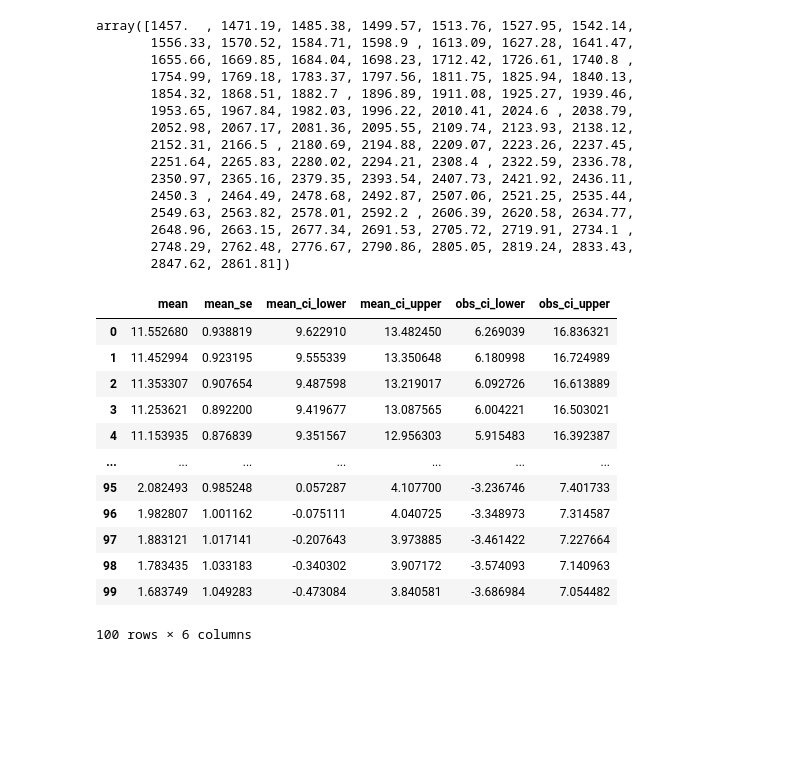
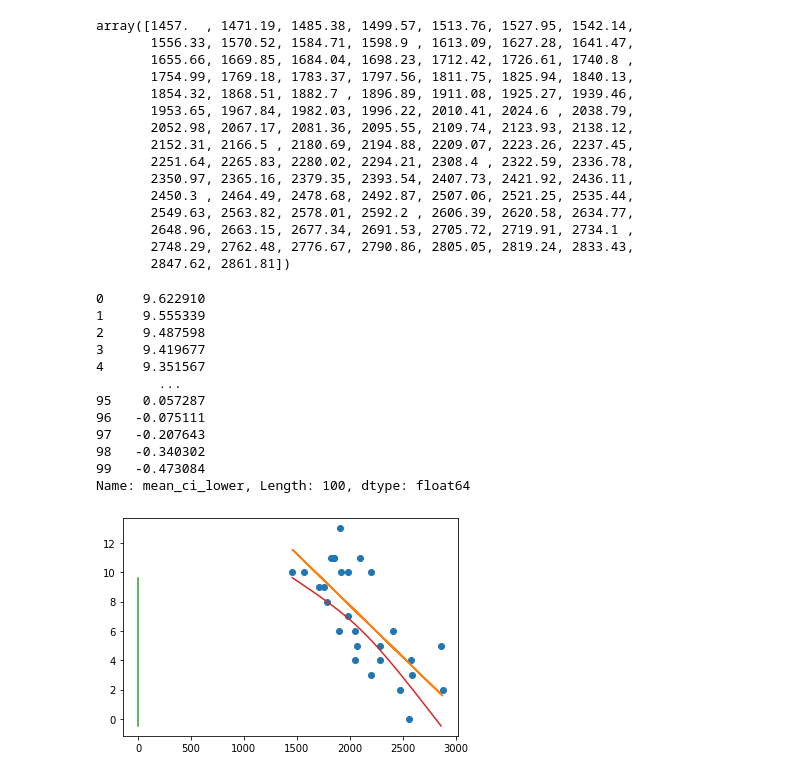
Before and after one commit to j-buss/Introduction-to-Linear-Regression-Analysis, a Jupyter notebook: Chapter_02/Chapter_02_Problems_Python.ipynb, the cells around one changed output. Saved outputs shown, nothing was run; the diff lists cells and outputs as text; code cells hidden in the pictures; blank space fills up the shorter version.

```diff
--- a/Chapter_02/Chapter_02_Problems_Python.ipynb
+++ b/Chapter_02/Chapter_02_Problems_Python.ipynb
@@ -148,18 +147,42 @@ interval_x = sm.add_constant(interval_x)
 # %%
 predictions = results.get_prediction(interval_x)
 # %%
-predictions.summary_frame(0.05)
+predictions.summary_frame(0.05)['mean_ci_lower']
 # %% [output]
-|  | mean | mean_se | mean_ci_lower | mean_ci_upper | obs_ci_lower | obs_ci_upper |
-| 0 | 11.552680 | 0.938819 | 9.622910 | 13.482450 | 6.269039 | 16.836321 |
-| 1 | 11.452994 | 0.923195 | 9.555339 | 13.350648 | 6.180998 | 16.724989 |
-| 2 | 11.353307 | 0.907654 | 9.487598 | 13.219017 | 6.092726 | 16.613889 |
-| 3 | 11.253621 | 0.892200 | 9.419677 | 13.087565 | 6.004221 | 16.503021 |
-| 4 | 11.153935 | 0.876839 | 9.351567 | 12.956303 | 5.915483 | 16.392387 |
-| ... | ... | ... | ... | ... | ... | ... |
-| 95 | 2.082493 | 0.985248 | 0.057287 | 4.107700 | -3.236746 | 7.401733 |
-| 96 | 1.982807 | 1.001162 | -0.075111 | 4.040725 | -3.348973 | 7.314587 |
-| 97 | 1.883121 | 1.017141 | -0.207643 | 3.973885 | -3.461422 | 7.227664 |
-| 98 | 1.783435 | 1.033183 | -0.340302 | 3.907172 | -3.574093 | 7.140963 |
-| 99 | 1.683749 | 1.049283 | -0.473084 | 3.840581 | -3.686984 | 7.054482 |
-100 rows × 6 columns
+0     9.622910
+1     9.555339
+2     9.487598
+3     9.419677
+4     9.351567
+        ...
+95    0.057287
+96   -0.075111
+97   -0.207643
+98   -0.340302
+99   -0.473084
+Name: mean_ci_lower, Length: 100, dtype: float64
+# %%
+from matplotlib import pyplot as plt
+import numpy as np
+# Create the data set
+#x = np.arange(0, 10, 0.05)
+#y = np.sin(x)
+# Define the confidence interval
+#ci = 0.1 * np.std(y) / np.mean(y)
+# Plot the sinus function
+plt.plot(x, y, 'o')
+
+
+
+plt.plot(x, results.params[1]*x + results.params[0])
+
+plt.plot(interval_x,predictions.summary_frame(0.05)['mean_ci_lower'])
+#plt.plot(interval_x,predictions.summary_frame(0.05)['mean_ci_upper'])
+#plt.plot()
+
+# Plot the confidence interval
+#plt.fill_between(x, (y-ci), (y+ci), color='blue', alpha=0.1)
+#plt.fill_between(results.params[1]*x + results.params[0], predictions.summary_frame(0.05)['mean_ci_lower'], color='blue')
+plt.show()
+# %% [output]
+[figure, added]
```
Also changed, not shown: parts of 5 cells of this notebook.
